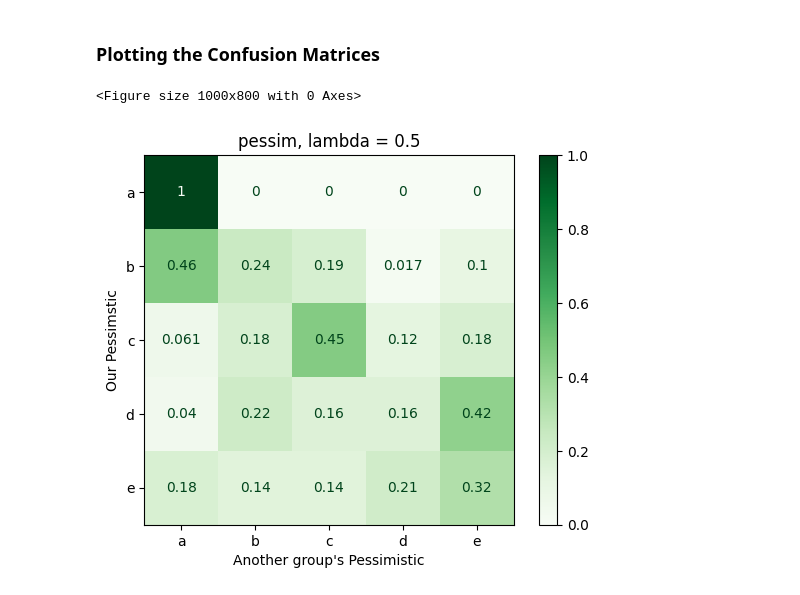
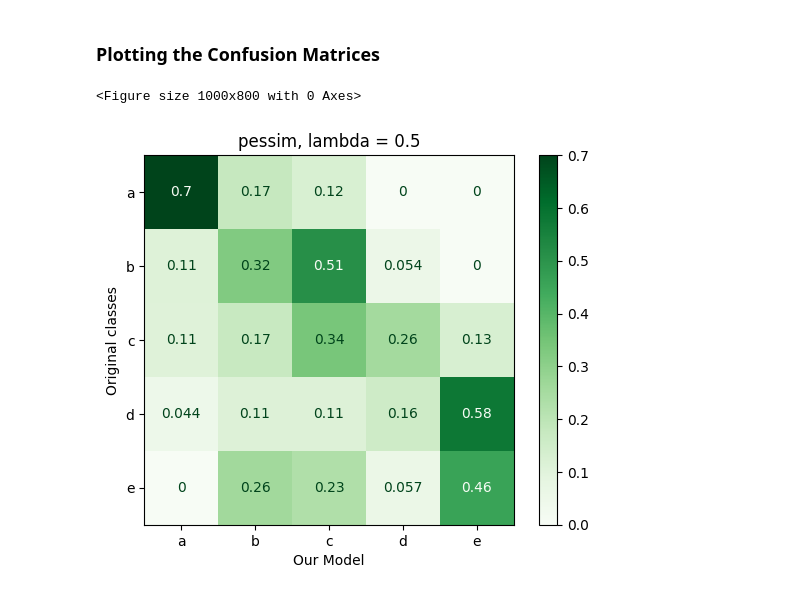
Before and after one commit to SYusupov/DecisionModelling_CS, a Jupyter notebook: project/compare_results.ipynb, the cells around one changed output. Drawn from its saved outputs; the diff is of its cells as text; code cells hidden in the pictures.

```diff
--- a/project/compare_results.ipynb
+++ b/project/compare_results.ipynb
@@ -103,20 +103,20 @@ isa_pessim
 # %% [markdown]
 ### Plotting the Confusion Matrices
 # %%
-y_true = 'weight_1_threshold_0.5_Pessimistic'
+y_true = 'nutriscore_grade'
 y_pred = 'pessim_electre_lmd=0.5'
 labels = ['a','b','c','d','e']
 plt.figure(figsize = (10,8))
 cm = confusion_matrix(df1[y_true], df1[y_pred], labels=labels, normalize='true')
 
 disp = ConfusionMatrixDisplay(confusion_matrix=cm, display_labels=labels)
 disp.plot(cmap='Greens')
 # cm = rounding(cm)
 # sns.heatmap(cm, annot = True, xticklabels = labels, yticklabels = labels, cmap = 'Greens', fmt='g')
 plt.title(y_pred.split("_")[0]+', lambda = '+y_pred.split('=')[1])
-plt.xlabel("Another group's Pessimistic")
-plt.ylabel('Our Pessimstic')
-plt.savefig('Pessimistic0.5_2groups_cm.png')
+plt.xlabel("Our Model")
+plt.ylabel('Original classes')
+plt.savefig('Pessimistic0.5_our_cm.png')
 # %% [output]
 <Figure size 1000x800 with 0 Axes>
-[figure, old version]
+[figure, new version]
```
Also changed, not shown: parts of 1 cell of this notebook, 3 other files.
